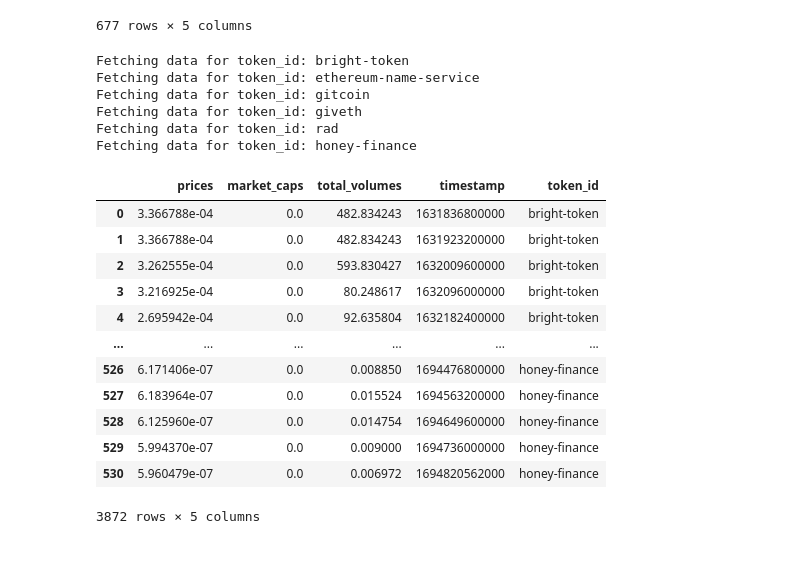
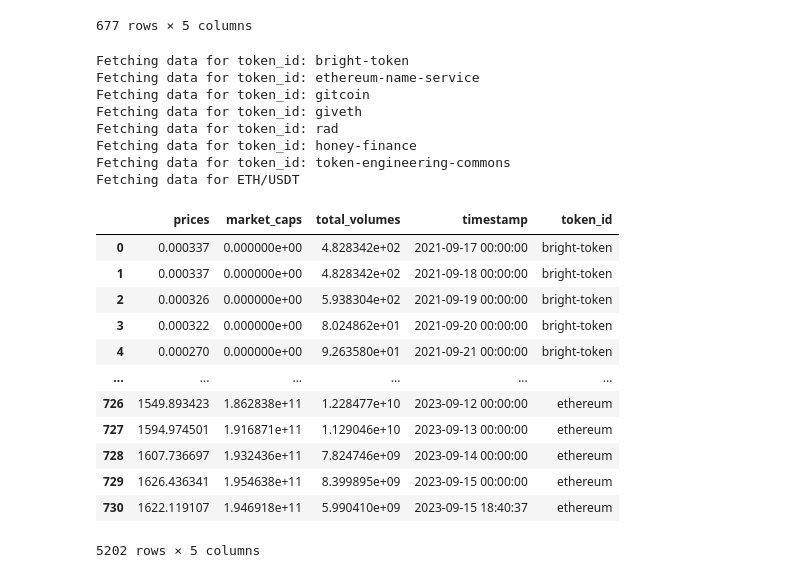
Before and after one commit to bonding-curves/public-goods-token-comparison, a Jupyter notebook: $TEC1pager.ipynb, the cells around one changed output. Saved outputs shown, nothing was run; the diff lists cells and outputs as text; code cells hidden in the pictures.

```diff
--- a/$TEC1pager.ipynb
+++ b/$TEC1pager.ipynb
@@ -163,6 +160,10 @@ for token_id in token_ids:
     print(f"Fetching data for token_id: {token_id}")
     df = get_price_history(token_id, quote='ETH', days=730)
     data.append(df)
+
+print(f"Fetching data for ETH/USD")
+df = get_price_history('ethereum', quote='usd', days=730)
+data.append(df)
 # %% [output]
 Fetching data for token_id: bright-token
 Fetching data for token_id: ethereum-name-service
@@ -170,3 +171,5 @@ Fetching data for token_id: gitcoin
 Fetching data for token_id: giveth
 Fetching data for token_id: rad
 Fetching data for token_id: honey-finance
+Fetching data for token_id: token-engineering-commons
+Fetching data for ETH/USDT
@@ -175,16 +176,22 @@ prices_df = pd.concat(data)
-# %%
-prices_df
-# %% [output]
-|  | prices | market_caps | total_volumes | timestamp | token_id |
-| 0 | 3.366788e-04 | 0.0 | 482.834243 | 1631836800000 | bright-token |
-| 1 | 3.366788e-04 | 0.0 | 482.834243 | 1631923200000 | bright-token |
-| 2 | 3.262555e-04 | 0.0 | 593.830427 | 1632009600000 | bright-token |
-| 3 | 3.216925e-04 | 0.0 | 80.248617 | 1632096000000 | bright-token |
-| 4 | 2.695942e-04 | 0.0 | 92.635804 | 1632182400000 | bright-token |
-| ... | ... | ... | ... | ... | ... |
-| 526 | 6.171406e-07 | 0.0 | 0.008850 | 1694476800000 | honey-finance |
-| 527 | 6.183964e-07 | 0.0 | 0.015524 | 1694563200000 | honey-finance |
-| 528 | 6.125960e-07 | 0.0 | 0.014754 | 1694649600000 | honey-finance |
-| 529 | 5.994370e-07 | 0.0 | 0.009000 | 1694736000000 | honey-finance |
-| 530 | 5.960479e-07 | 0.0 | 0.006972 | 1694820562000 | honey-finance |
-3872 rows × 5 columns
+# %%
+# Concatenate all of the data into one dataframe
+prices_df = pd.concat(data)
+
+# Create datetime column from the timestamp
+prices_df['timestamp'] = pd.to_datetime(prices_df['timestamp'], unit='ms')
+
+prices_df
+# %% [output]
+|  | prices | market_caps | total_volumes | timestamp | token_id |
+| 0 | 0.000337 | 0.000000e+00 | 4.828342e+02 | 2021-09-17 00:00:00 | bright-token |
+| 1 | 0.000337 | 0.000000e+00 | 4.828342e+02 | 2021-09-18 00:00:00 | bright-token |
+| 2 | 0.000326 | 0.000000e+00 | 5.938304e+02 | 2021-09-19 00:00:00 | bright-token |
+| 3 | 0.000322 | 0.000000e+00 | 8.024862e+01 | 2021-09-20 00:00:00 | bright-token |
+| 4 | 0.000270 | 0.000000e+00 | 9.263580e+01 | 2021-09-21 00:00:00 | bright-token |
+| ... | ... | ... | ... | ... | ... |
+| 726 | 1549.893423 | 1.862838e+11 | 1.228477e+10 | 2023-09-12 00:00:00 | ethereum |
+| 727 | 1594.974501 | 1.916871e+11 | 1.129046e+10 | 2023-09-13 00:00:00 | ethereum |
+| 728 | 1607.736697 | 1.932436e+11 | 7.824746e+09 | 2023-09-14 00:00:00 | ethereum |
+| 729 | 1626.436341 | 1.954638e+11 | 8.399895e+09 | 2023-09-15 00:00:00 | ethereum |
+| 730 | 1622.119107 | 1.946918e+11 | 5.990410e+09 | 2023-09-15 18:40:37 | ethereum |
+5202 rows × 5 columns
```
Also changed, not shown: parts of 20 cells of this notebook.
